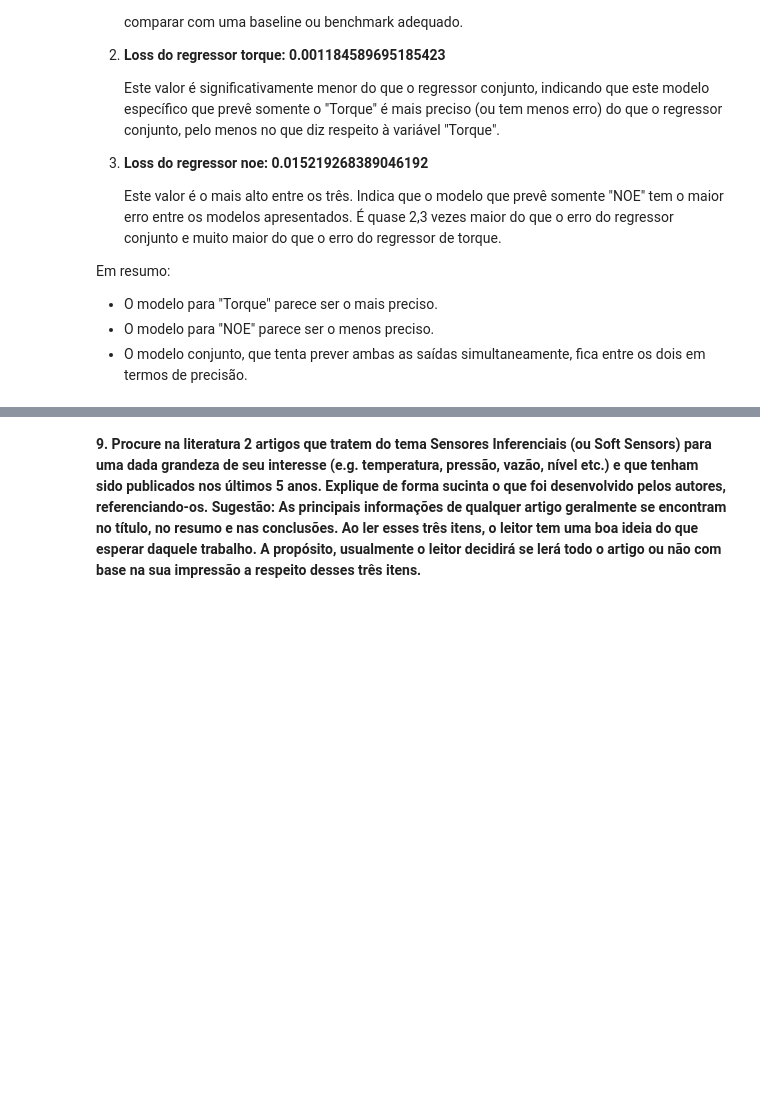
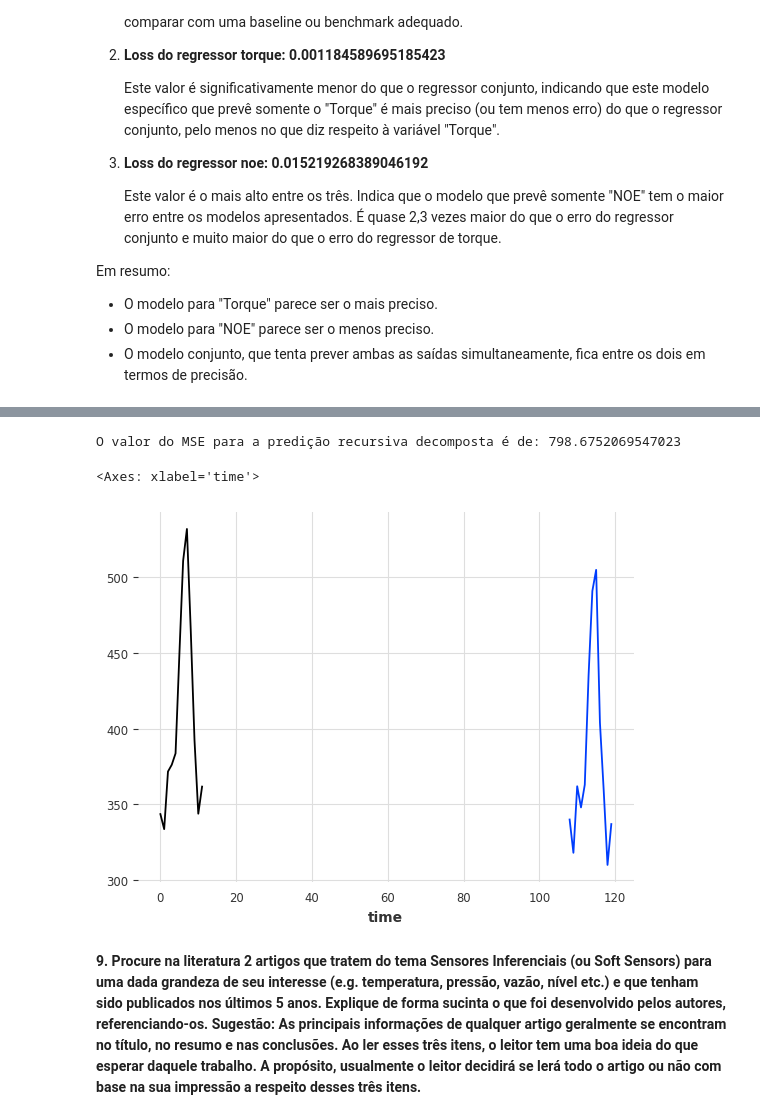
Before and after one commit to alexandrefortes/redes-neurais, a Jupyter notebook: Agnaldo/Trabalho Final - Redes Neurais e Aprendizado Profundo.ipynb, the cells around one changed output, grey strips where cells are left out. Saved outputs shown, nothing was run; the diff lists cells and outputs as text; code cells hidden in the pictures; blank space fills up the shorter version.

```diff
--- a/Agnaldo/Trabalho Final - Redes Neurais e Aprendizado Profundo.ipynb
+++ b/Agnaldo/Trabalho Final - Redes Neurais e Aprendizado Profundo.ipynb
@@ -638,3 +729,32 @@ Em resumo:
+# %%
+# Create a TimeSeries, specifying the time and value columns
+series = TimeSeries.from_series(df.VVP_destendenciada)
+
+# Set aside the last 12 months as a validation series
+train = series[:-12]
+val = df.VVP [-12:]
+
+model = RegressionModel(
+    model = MLPRegressor(random_state=1, max_iter=500),
+    lags = [-1, -12]
+)
+
+model.fit(series = train)
+
+pred = model.predict(n = 12, series = train)
+
+pred_plus_trend = np.array([i[0] for i in pred.values()]) + trend[-12:]
+
+mse = mean_squared_error(pred_plus_trend, val)
+
+print(f'O valor do MSE para a predição recursiva decomposta é de: {mse}')
+
+plt.plot(pred_plus_trend)
+val.plot(label= 'VVP')
+# %% [output]
+O valor do MSE para a predição recursiva decomposta é de: 798.6752069547023
+<Axes: xlabel='time'>
+[figure, added]
 # %% [markdown]
 **9. Procure na literatura 2 artigos que tratem do tema Sensores Inferenciais (ou Soft Sensors) para uma dada grandeza de seu interesse (e.g. temperatura, pressão, vazão, nível etc.) e que tenham sido publicados nos últimos 5 anos. Explique de forma sucinta o que foi desenvolvido pelos autores, referenciando-os. Sugestão: As principais informações de qualquer artigo geralmente se encontram no título, no resumo e nas conclusões. Ao ler esses três itens, o leitor tem uma boa ideia do que esperar daquele trabalho. A propósito, usualmente o leitor decidirá se lerá todo o artigo ou não com base na sua impressão a respeito desses três itens.**
 # %% [markdown]
```
Also changed, not shown: parts of 5 cells of this notebook.
